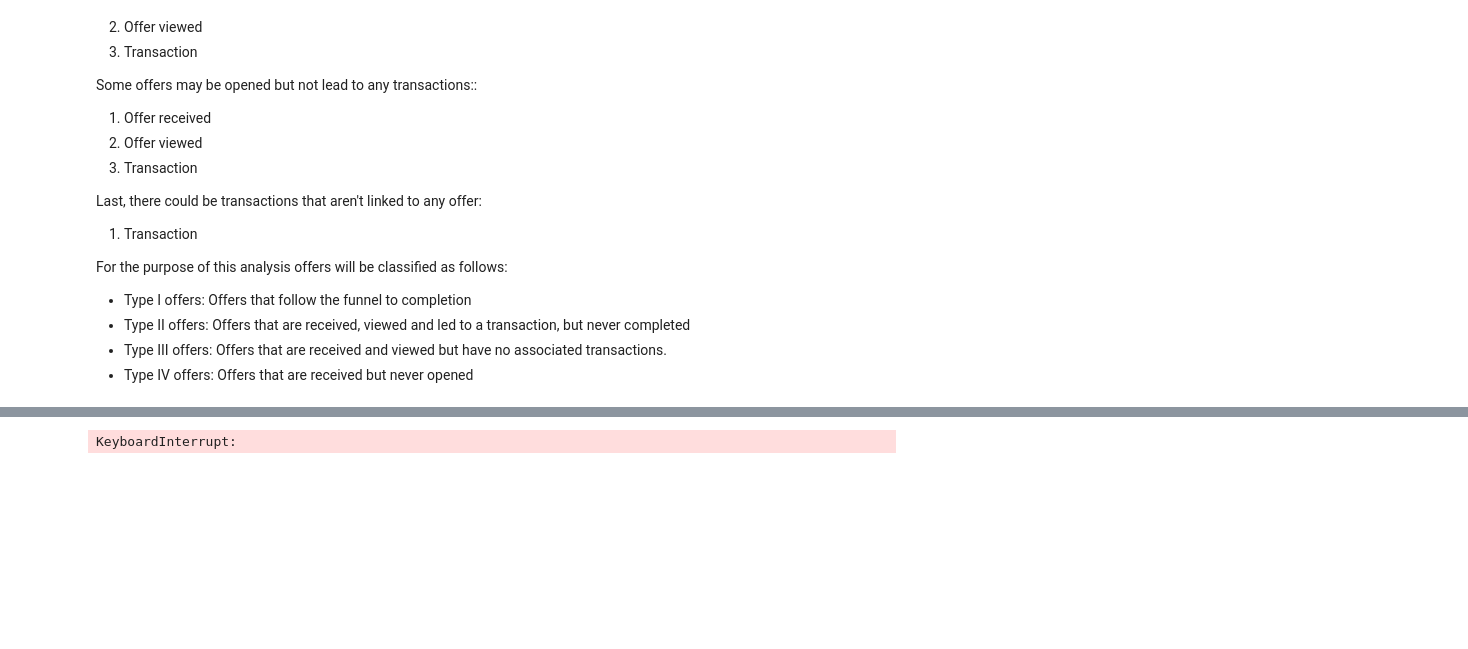
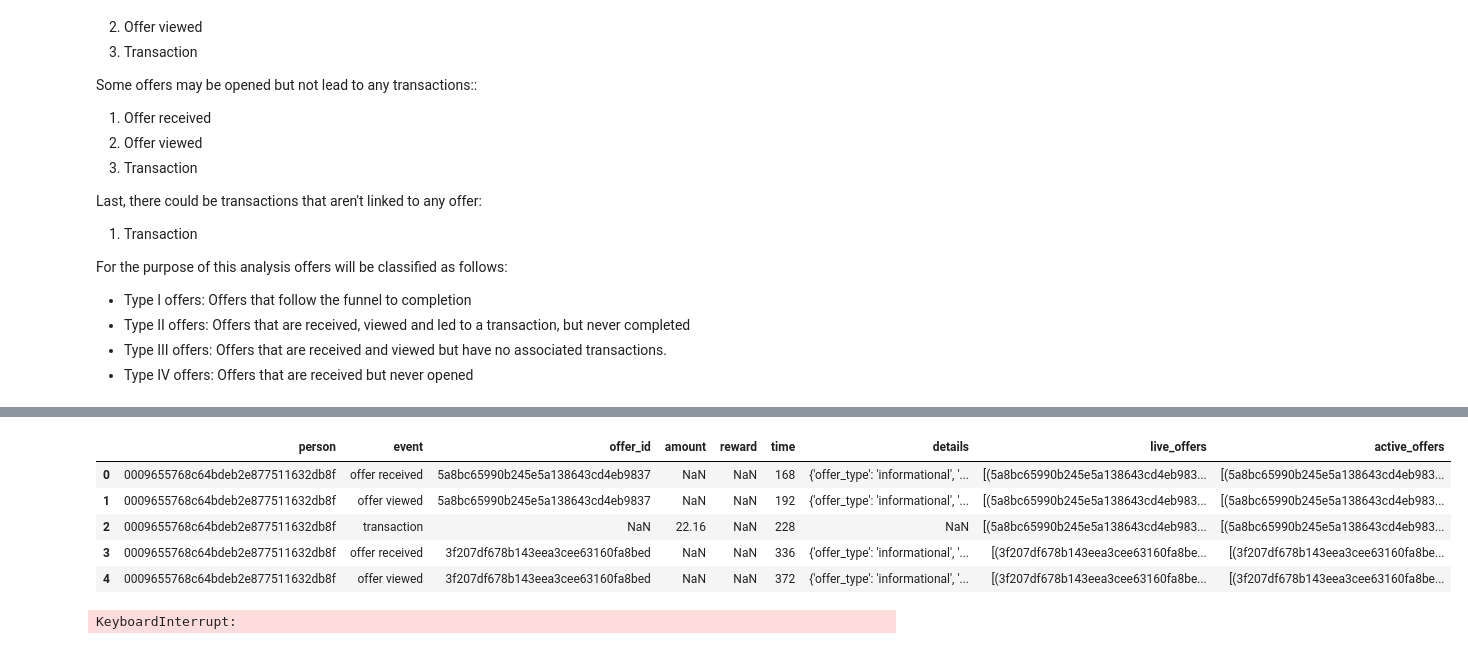
Before and after one commit to atrgz/starbucks_capstone, a Jupyter notebook: Starbucks_Capstone_notebook.ipynb, the cells around one changed output, grey strips where cells are left out. Saved outputs shown, nothing was run; the diff lists cells and outputs as text; code cells hidden in the pictures; blank space fills up the shorter version.

```diff
--- a/Starbucks_Capstone_notebook.ipynb
+++ b/Starbucks_Capstone_notebook.ipynb
@@ -400,3 +473,14 @@ subset_log
+# %%
+log = new_column_event(test_log, 'offer viewed')
+# %%
+log.head()
+# %% [output]
+|  | person | event | offer_id | amount | reward | time | details | live_offers | active_offers |
+| 0 | 0009655768c64bdeb2e877511632db8f | offer received | 5a8bc65990b245e5a138643cd4eb9837 | NaN | NaN | 168 | {'offer_type': 'informational', '... | [(5a8bc65990b245e5a138643cd4eb983... | [(5a8bc65990b245e5a138643cd4eb983... |
+| 1 | 0009655768c64bdeb2e877511632db8f | offer viewed | 5a8bc65990b245e5a138643cd4eb9837 | NaN | NaN | 192 | {'offer_type': 'informational', '... | [(5a8bc65990b245e5a138643cd4eb983... | [(5a8bc65990b245e5a138643cd4eb983... |
+| 2 | 0009655768c64bdeb2e877511632db8f | transaction | NaN | 22.16 | NaN | 228 | NaN | [(5a8bc65990b245e5a138643cd4eb983... | [(5a8bc65990b245e5a138643cd4eb983... |
+| 3 | 0009655768c64bdeb2e877511632db8f | offer received | 3f207df678b143eea3cee63160fa8bed | NaN | NaN | 336 | {'offer_type': 'informational', '... | [(3f207df678b143eea3cee63160fa8be... | [(3f207df678b143eea3cee63160fa8be... |
+| 4 | 0009655768c64bdeb2e877511632db8f | offer viewed | 3f207df678b143eea3cee63160fa8bed | NaN | NaN | 372 | {'offer_type': 'informational', '... | [(3f207df678b143eea3cee63160fa8be... | [(3f207df678b143eea3cee63160fa8be... |
 # %%
 # Initialize a list to keep track of live and active offers
 live_offers = []
```
Also changed, not shown: parts of 8 cells of this notebook.
